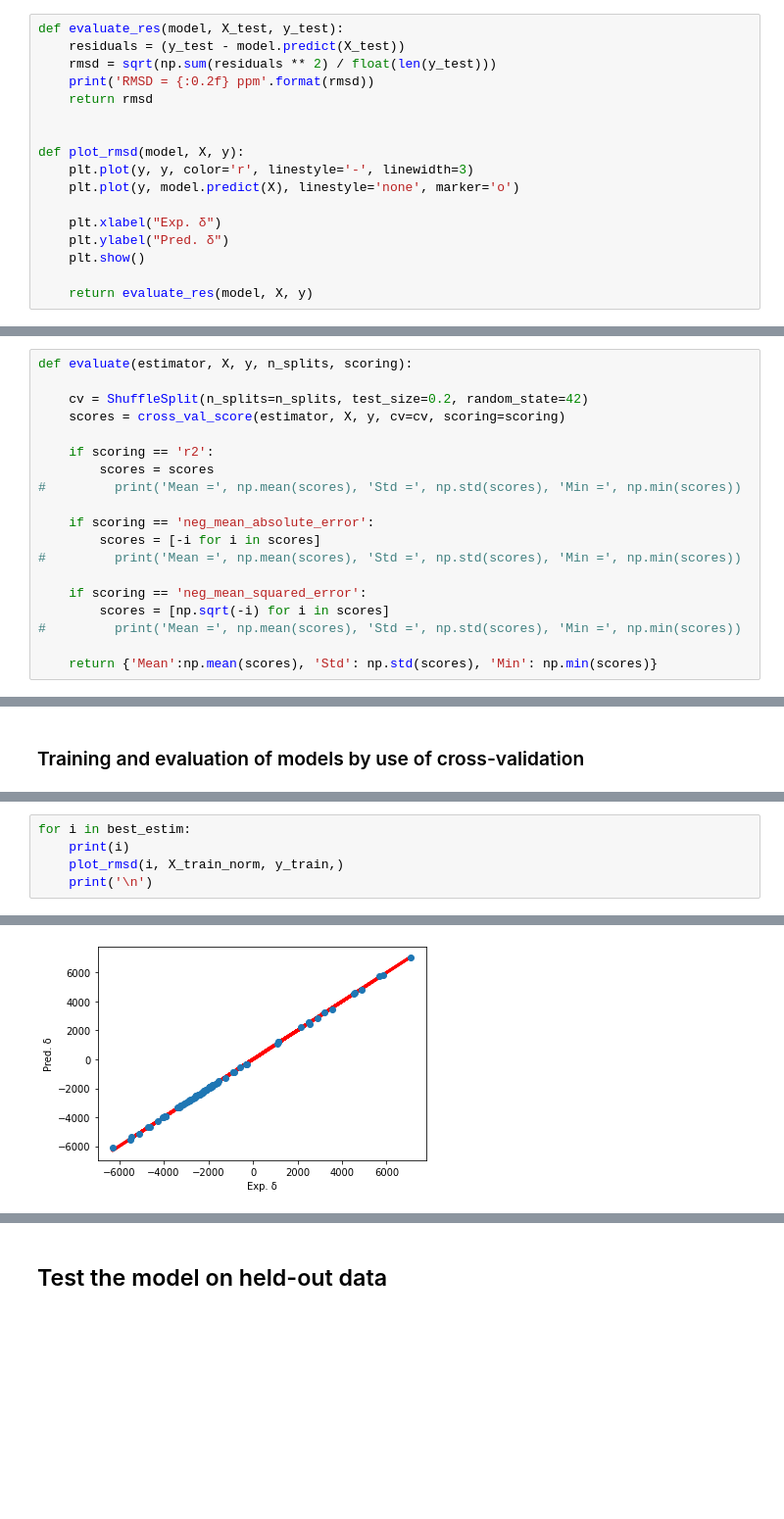
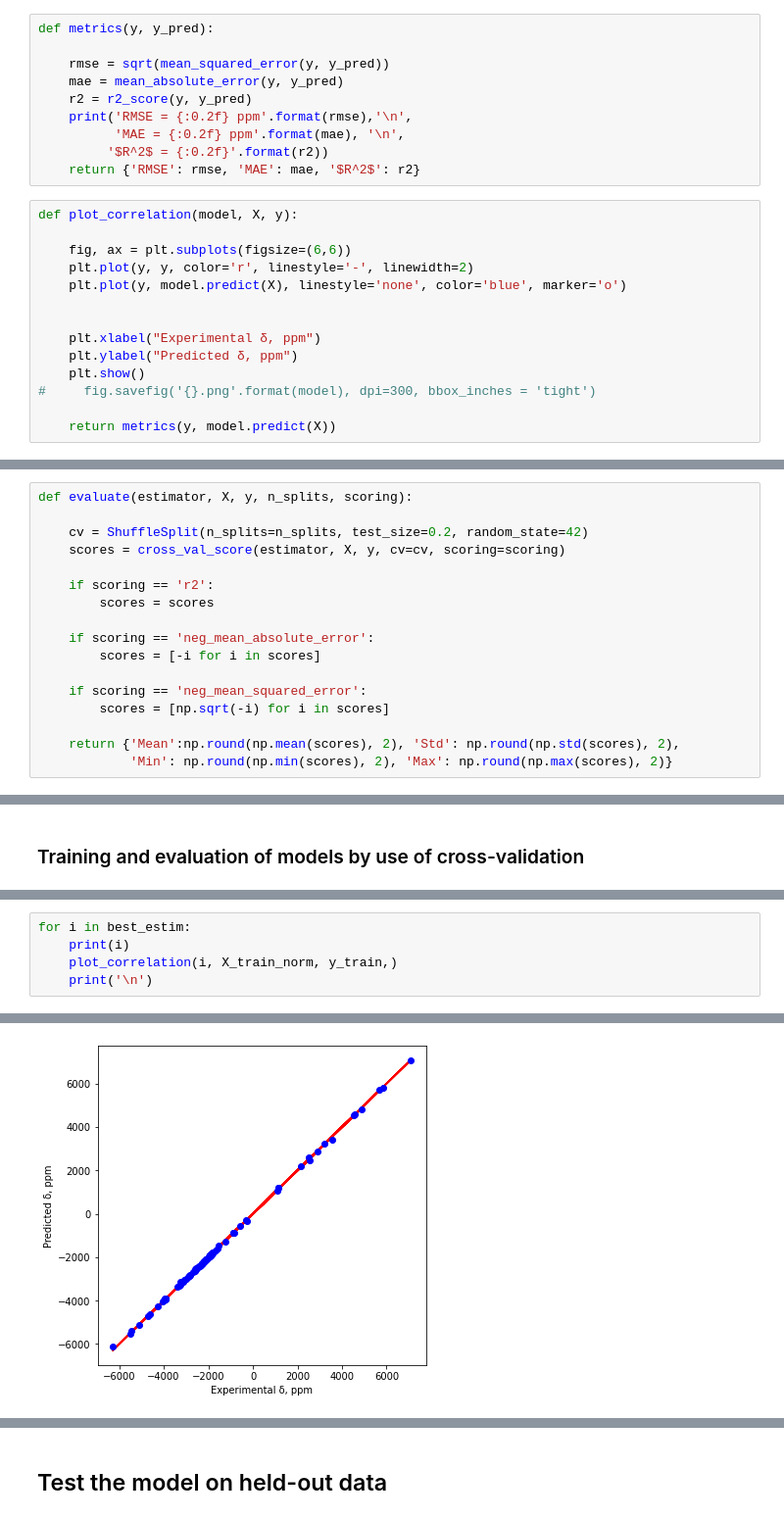
Before and after one commit to ondevg/Prediction-of-Pt-NMR-chem-shifts, a Jupyter notebook: models.ipynb, the cells around one changed output, grey strips where cells are left out. Shown: that part at 98% size. Drawn from its saved outputs; the diff is of its cells as text; blank space fills up the shorter version.

Commit message:
Updates models

```diff
--- a/models.ipynb
+++ b/models.ipynb
@@ -38,23 +38,30 @@ X_train_norm = scaler_train.transform(X_train)
 X_test_norm = scaler_train.transform(X_test)
 # %% [markdown]
 ## Some useful functions
+# %%
+def metrics(y, y_pred):
+
+    rmse = sqrt(mean_squared_error(y, y_pred))
+    mae = mean_absolute_error(y, y_pred)
+    r2 = r2_score(y, y_pred)
+    print('RMSE = {:0.2f} ppm'.format(rmse),'\n',
+          'MAE = {:0.2f} ppm'.format(mae), '\n',
+         '$R^2$ = {:0.2f}'.format(r2))
+    return {'RMSE': rmse, 'MAE': mae, '$R^2$': r2}
 # %%
-def evaluate_res(model, X_test, y_test):
-    residuals = (y_test - model.predict(X_test))
-    rmsd = sqrt(np.sum(residuals ** 2) / float(len(y_test)))
-    print('RMSD = {:0.2f} ppm'.format(rmsd))
-    return rmsd
+def plot_correlation(model, X, y):
+
+    fig, ax = plt.subplots(figsize=(6,6))
+    plt.plot(y, y, color='r', linestyle='-', linewidth=2)
+    plt.plot(y, model.predict(X), linestyle='none', color='blue', marker='o')
 
 
-def plot_rmsd(model, X, y):
-    plt.plot(y, y, color='r', linestyle='-', linewidth=3)
-    plt.plot(y, model.predict(X), linestyle='none', marker='o')
+    plt.xlabel("Experimental δ, ppm")
+    plt.ylabel("Predicted δ, ppm")
+    plt.show()
+#     fig.savefig('{}.png'.format(model), dpi=300, bbox_inches = 'tight')
 
-    plt.xlabel("Exp. δ")
-    plt.ylabel("Pred. δ")
-    plt.show()
-
-    return evaluate_res(model, X, y)
+    return metrics(y, model.predict(X))
 # %%
 def tune_hyperparam(estimator, grid, X, y):
 
@@ -73,17 +80,15 @@ def evaluate(estimator, X, y, n_splits, scoring):
 
     if scoring == 'r2':
         scores = scores
-#         print('Mean =', np.mean(scores), 'Std =', np.std(scores), 'Min =', np.min(scores))
 
     if scoring == 'neg_mean_absolute_error':
         scores = [-i for i in scores]
-#         print('Mean =', np.mean(scores), 'Std =', np.std(scores), 'Min =', np.min(scores))
 
     if scoring == 'neg_mean_squared_error':
         scores = [np.sqrt(-i) for i in scores]
-#         print('Mean =', np.mean(scores), 'Std =', np.std(scores), 'Min =', np.min(scores))
 
-    return {'Mean':np.mean(scores), 'Std': np.std(scores), 'Min': np.min(scores)}
+    return {'Mean':np.round(np.mean(scores), 2), 'Std': np.round(np.std(scores), 2),
+            'Min': np.round(np.min(scores), 2), 'Max': np.round(np.max(scores), 2)}
 # %% [markdown]
 ## Models: Random Forest, Ridge regressor, SVR
 # %% [markdown]
@@ -294,7 +304,7 @@ Solver terminated early (max_iter=1000000).  Consider pre-processing your data w
 # %%
 for i in best_estim:
     print(i)
-    plot_rmsd(i, X_train_norm, y_train,)
+    plot_correlation(i, X_train_norm, y_train,)
     print('\n')
 # %% [output]
 RandomForestRegressor(bootstrap=False, max_depth=109, max_features='sqrt',
@@ -302 +313 @@ RandomForestRegressor(bootstrap=False, max_depth=109, max_features='sqrt',
-[figure, old version]
+[figure, new version]
```
Also changed, not shown: parts of 16 cells of this notebook.
